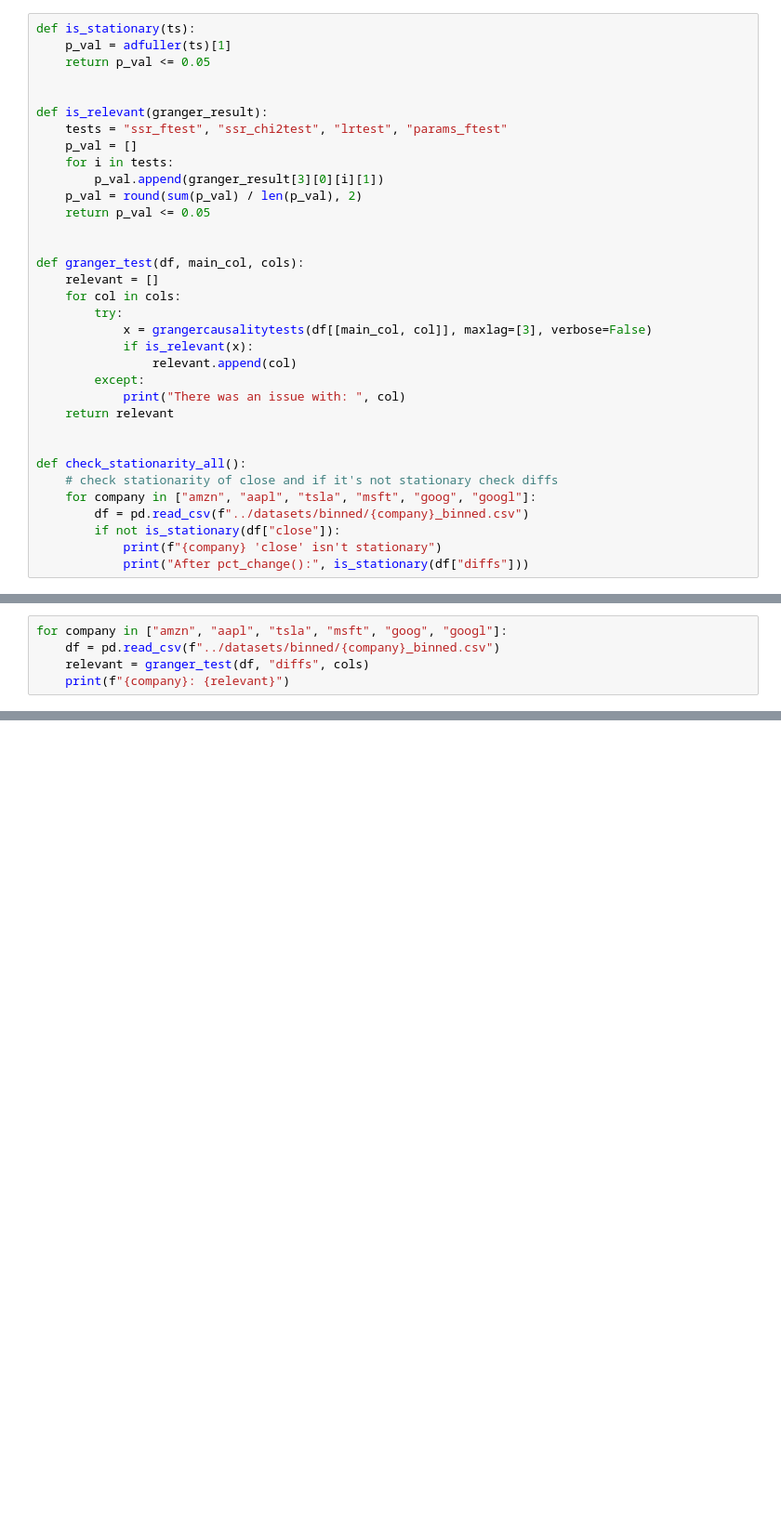
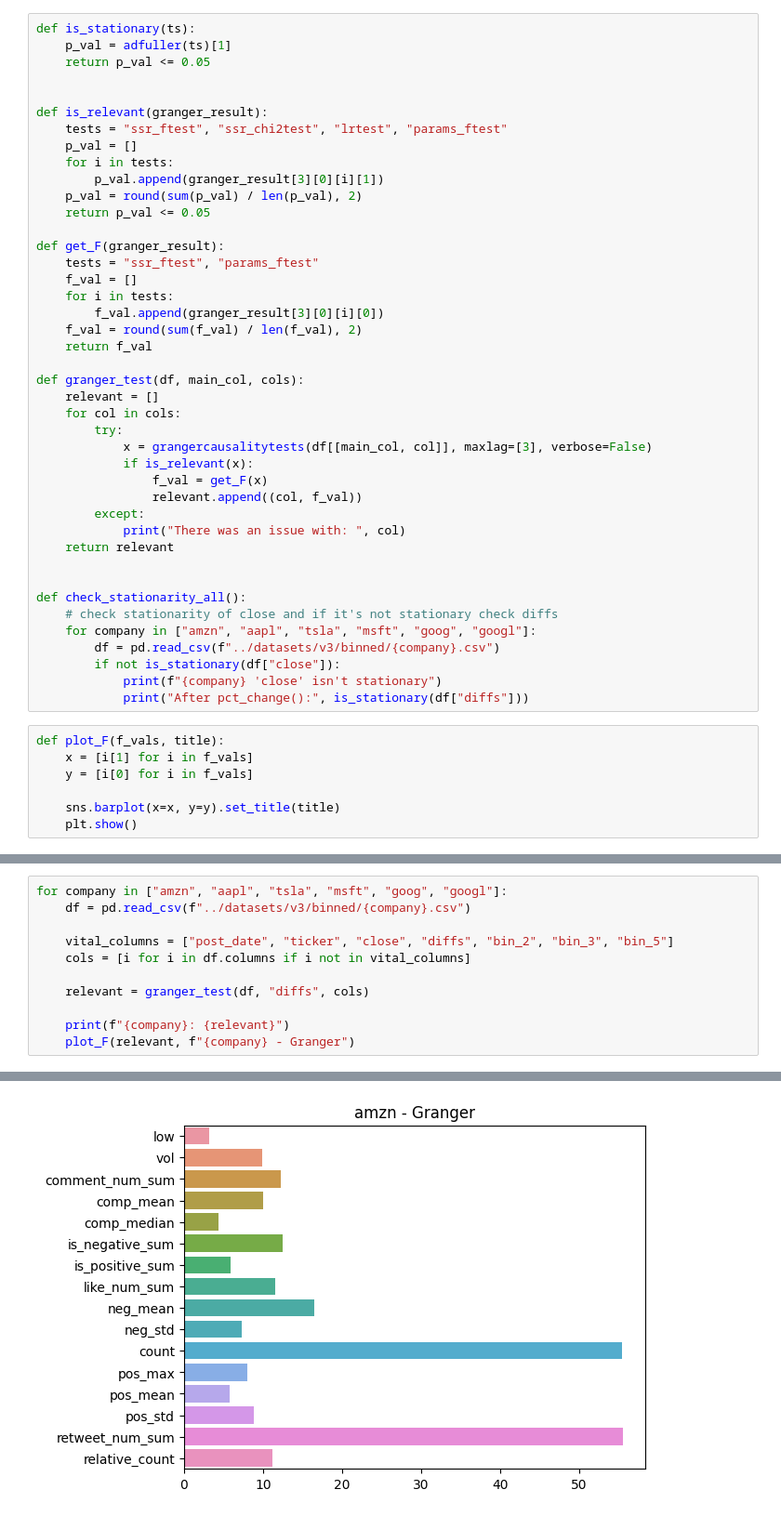
Before and after one commit to PatrykML/twitter_sentiment_stock_prediction, a Jupyter notebook: models/granger.ipynb, the cells around one changed output, grey strips where cells are left out. Shown at 93% size. Drawn from its saved outputs; the diff is of its cells as text; blank space fills up the shorter version.

Commit message:
granger visualization

```diff
--- a/models/granger.ipynb
+++ b/models/granger.ipynb
@@ -44,6 +18,13 @@ def is_relevant(granger_result):
     p_val = round(sum(p_val) / len(p_val), 2)
     return p_val <= 0.05
 
+def get_F(granger_result):
+    tests = "ssr_ftest", "params_ftest"
+    f_val = []
+    for i in tests:
+        f_val.append(granger_result[3][0][i][0])
+    f_val = round(sum(f_val) / len(f_val), 2)
+    return f_val
 
 def granger_test(df, main_col, cols):
     relevant = []
@@ -51,7 +32,8 @@ def granger_test(df, main_col, cols):
         try:
             x = grangercausalitytests(df[[main_col, col]], maxlag=[3], verbose=False)
             if is_relevant(x):
-                relevant.append(col)
+                f_val = get_F(x)
+                relevant.append((col, f_val))
         except:
             print("There was an issue with: ", col)
     return relevant
@@ -60,10 +42,17 @@ def granger_test(df, main_col, cols):
 def check_stationarity_all():
     # check stationarity of close and if it's not stationary check diffs
     for company in ["amzn", "aapl", "tsla", "msft", "goog", "googl"]:
-        df = pd.read_csv(f"../datasets/binned/{company}_binned.csv")
+        df = pd.read_csv(f"../datasets/v3/binned/{company}.csv")
         if not is_stationary(df["close"]):
             print(f"{company} 'close' isn't stationary")
             print("After pct_change():", is_stationary(df["diffs"]))
+# %%
+def plot_F(f_vals, title):
+    x = [i[1] for i in f_vals]
+    y = [i[0] for i in f_vals]
+
+    sns.barplot(x=x, y=y).set_title(title)
+    plt.show()
 # %%
 check_stationarity_all()
 # %% [output]
@@ -82,6 +71,12 @@ After differencing: True
 # %%
 for company in ["amzn", "aapl", "tsla", "msft", "goog", "googl"]:
-    df = pd.read_csv(f"../datasets/binned/{company}_binned.csv")
+    df = pd.read_csv(f"../datasets/v3/binned/{company}.csv")
+
+    vital_columns = ["post_date", "ticker", "close", "diffs", "bin_2", "bin_3", "bin_5"]
+    cols = [i for i in df.columns if i not in vital_columns]
+
     relevant = granger_test(df, "diffs", cols)
+
     print(f"{company}: {relevant}")
+    plot_F(relevant, f"{company} - Granger")
 # %% [output]
@@ -94,0 +84 @@ googl: ['high', 'vol', 'max_comp', 'max_pos', 'min_neu', 'std_neg', 'std_neu', '
+[figure, added]
```
Also changed, not shown: parts of 6 cells of this notebook, 4 other files.
